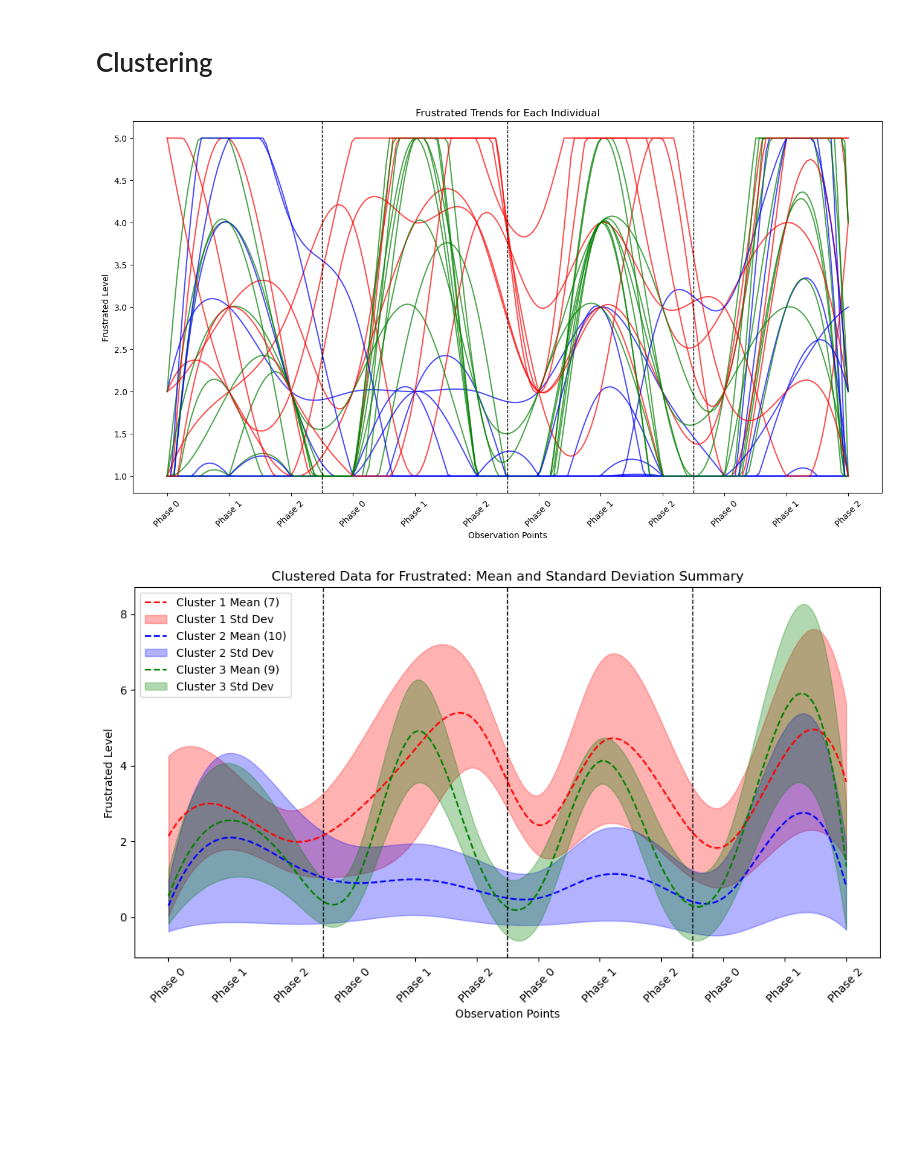
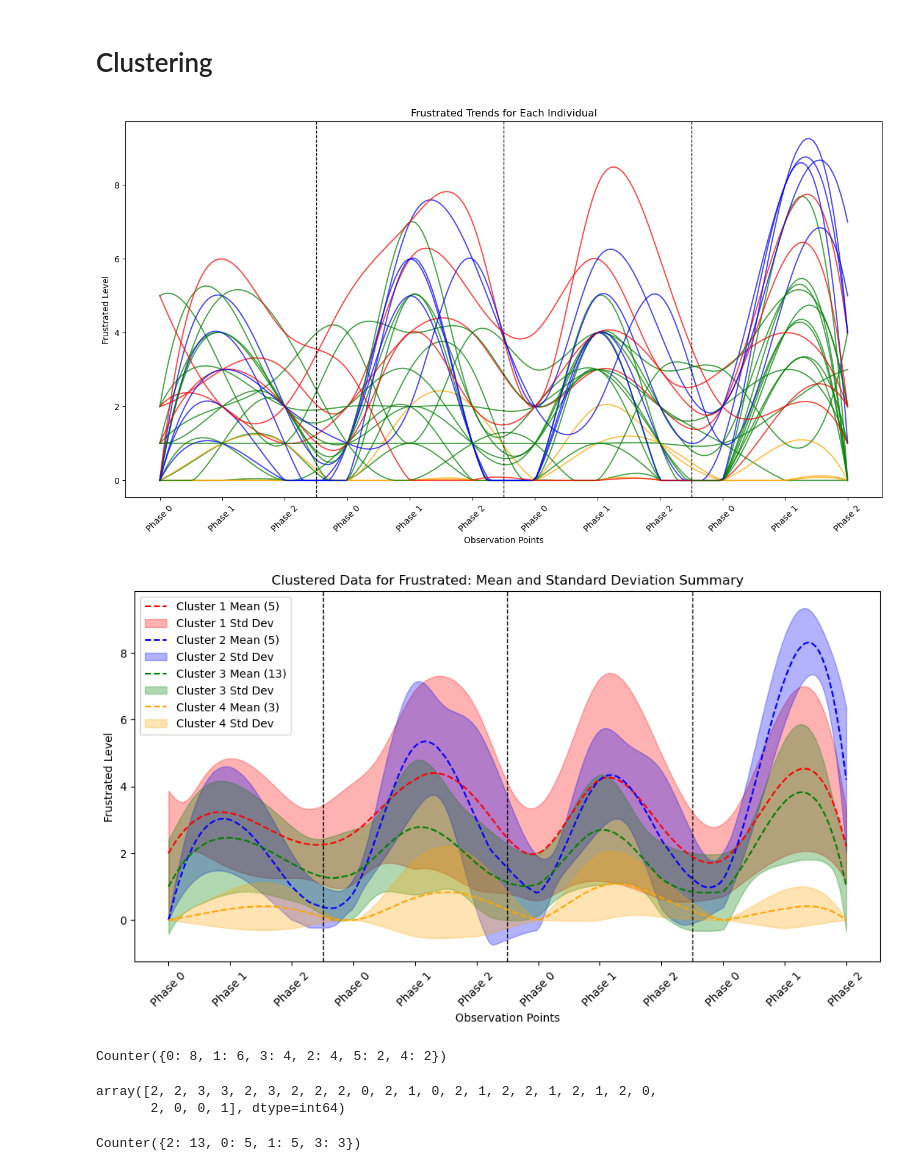
Before and after one commit to SorenBlattBendtsen/02582, a Jupyter notebook: Assignment_2/analysis_by_individual.ipynb, the cells around one changed output. Drawn from its saved outputs; the diff is of its cells as text; code cells hidden in the pictures; blank space fills up the shorter version.

Commit message:
Clustered "Frustrating" data with derivatives.

```diff
--- a/Assignment_2/analysis_by_individual.ipynb
+++ b/Assignment_2/analysis_by_individual.ipynb
@@ -78,12 +78,12 @@ dtype: int64
 # %%
 from sklearn.preprocessing import LabelEncoder
 # Function to convert string columns to numerical
-def convert_strings_to_numerical(toplot):
+def convert_strings_to_numerical(df):
     label_encoders = {}  # To store label encoder for each string column
     for column in df.select_dtypes(include=['object']).columns:
         le = LabelEncoder()
         # Fitting label encoder on the data
-        toplot[column] = le.fit_transform(df[column])
+        df[column] = le.fit_transform(df[column])
         label_encoders[column] = le
     return df, label_encoders
 
@@ -558,5 +575,5 @@ def plot_clusters_by_sentiment_by_individual(indata, sentiment, num_clusters=3,
 # %%
-plot_clusters_by_sentiment_by_individual(newdata,"Frustrated", num_clusters=3, clipmin=1, clipmax=5, figsize=(16,8))
+cluster = plot_clusters_by_sentiment_by_individual(newdata,"Frustrated", include_derivatives=True, num_clusters=4, clipmin=0, clipmax=10, figsize=(16,8))
 # %% [output]
-[figure, old version]
+[figure, new version]
-[figure, old version]
+[figure, new version]
@@ -562,0 +583,14 @@ plot_clusters_by_sentiment_by_individual(newdata,"Frustrated", num_clusters=3, c
+# %%
+from collections import Counter
+Counter(ind_cohort_list)
+# %% [output]
+Counter({0: 8, 1: 6, 3: 4, 2: 4, 5: 2, 4: 2})
+# %%
+cluster
+# %% [output]
+array([2, 2, 3, 3, 2, 3, 2, 2, 2, 0, 2, 1, 0, 2, 1, 2, 2, 1, 2, 1, 2, 0,
+       2, 0, 0, 1], dtype=int64)
+# %%
+Counter(cluster)
+# %% [output]
+Counter({2: 13, 0: 5, 1: 5, 3: 3})
```
Also changed, not shown: parts of 3 cells of this notebook.
